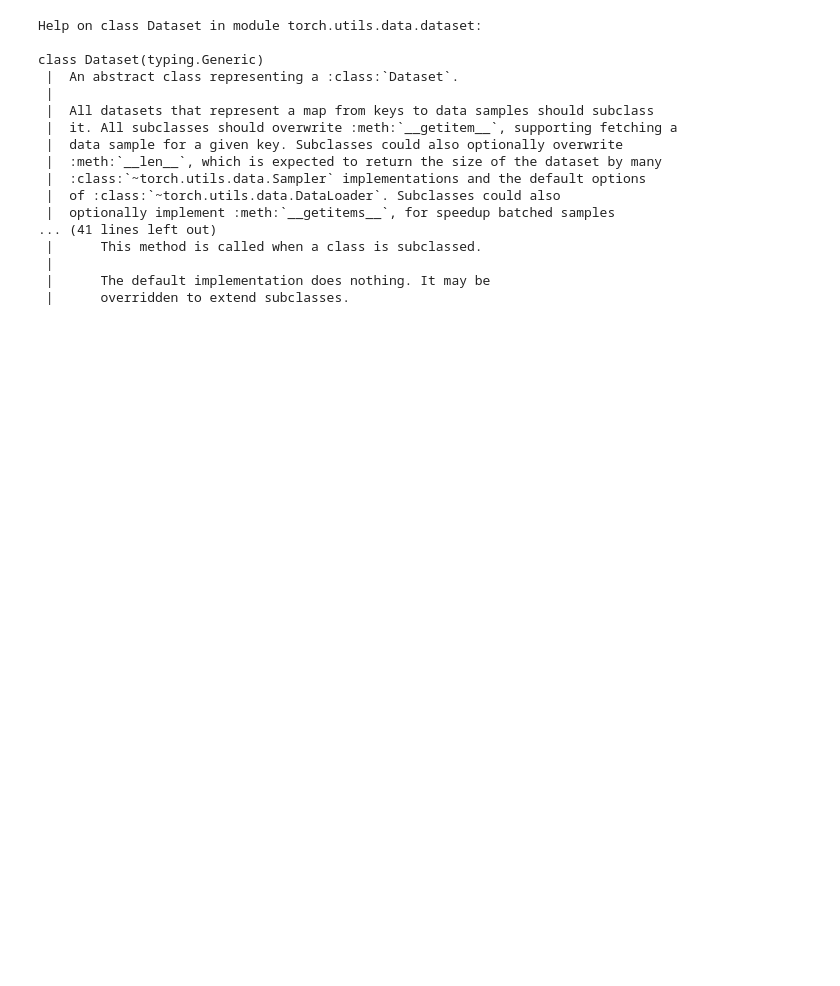
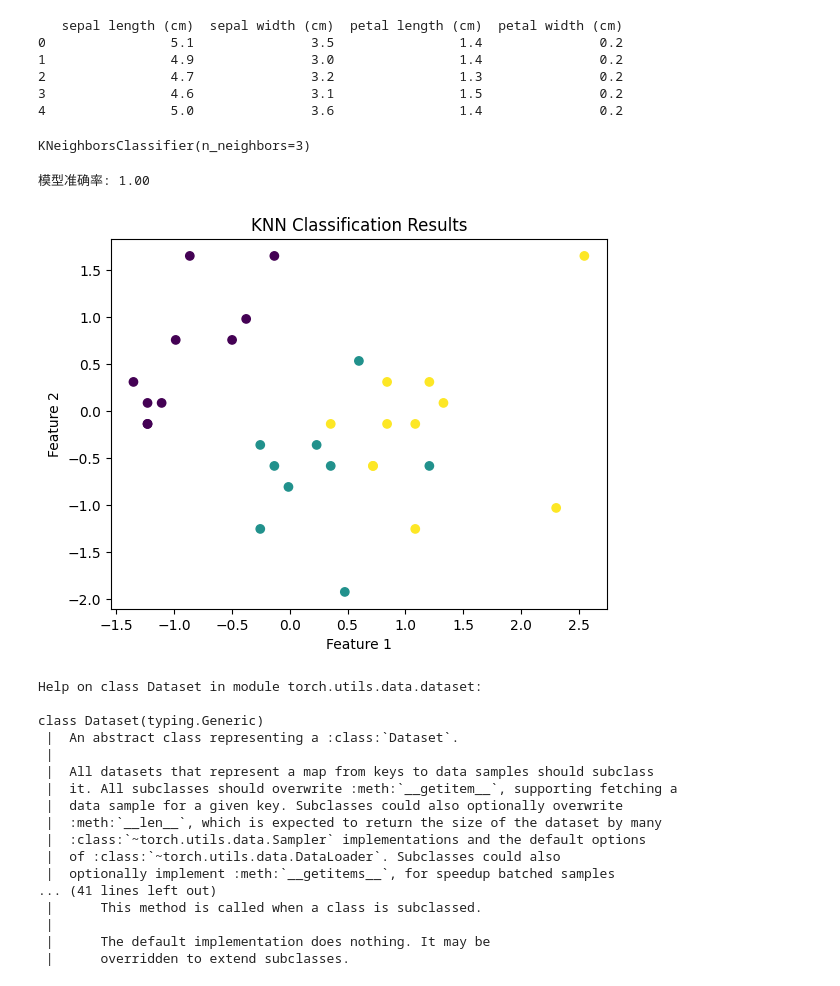
Before and after one commit to hahahaxzl/DeepLearning, a Jupyter notebook: demo1.ipynb, the cells around one changed output. Cells and saved outputs as stored; diff of their text form; code cells hidden in the pictures; blank space fills up the shorter version.

Commit message:
refactor(demo1): 重构 demo1.ipynb 文件
- 移除了不必要的代码块和输出
- 添加了新的代码示例，展示了张量操作、神经网络定义和训练、KNN 分类器等
- 新增 read_data.ipynb 文件，用于查看 Dataset 类的帮助信息

```diff
--- a/demo1.ipynb
+++ b/demo1.ipynb
@@ -0,0 +179,14 @@
+# %%
+iris=load_iris ()
+X = pd.DataFrame(iris.data, columns=iris.feature_names)  # 特征数据
+y = pd.Series(iris.target)  # 标签数据
+
+# 显示前五行数据
+print(X.head())
+# %% [output]
+   sepal length (cm)  sepal width (cm)  petal length (cm)  petal width (cm)
+0                5.1               3.5                1.4               0.2
+1                4.9               3.0                1.4               0.2
+2                4.7               3.2                1.3               0.2
+3                4.6               3.1                1.5               0.2
+4                5.0               3.6                1.4               0.2
@@ -1,2 +201,64 @@
+# %%
+# 创建 KNN 分类器
+knn = KNeighborsClassifier(n_neighbors=3)
+
+# 训练模型
+knn.fit(X_train, y_train)
+# %% [output]
+KNeighborsClassifier(n_neighbors=3)
+# %%
+# 预测测试集
+y_pred = knn.predict(X_test)
+
+# 计算准确率
+accuracy = accuracy_score(y_test, y_pred)
+print(f'模型准确率: {accuracy:.2f}')
+# %% [output]
+模型准确率: 1.00
+# %%
+import numpy as np
+import pandas as pd
+import matplotlib.pyplot as plt
+from sklearn.datasets import load_iris
+from sklearn.model_selection import train_test_split
+from sklearn.preprocessing import StandardScaler
+from sklearn.neighbors import KNeighborsClassifier
+from sklearn.metrics import accuracy_score
+
+# 加载鸢尾花数据集
+iris = load_iris()
+
+# 将数据转化为 pandas DataFrame
+X = pd.DataFrame(iris.data, columns=iris.feature_names)  # 特征数据
+y = pd.Series(iris.target)  # 标签数据
+
+# 划分训练集和测试集（80% 训练集，20% 测试集）
+X_train, X_test, y_train, y_test = train_test_split(X, y, test_size=0.2, random_state=42)
+
+# 标准化特征
+scaler = StandardScaler()
+X_train = scaler.fit_transform(X_train)
+X_test = scaler.transform(X_test)
+
+# 创建 KNN 分类器
+knn = KNeighborsClassifier(n_neighbors=3)
+
+# 训练模型
+knn.fit(X_train, y_train)
+
+# 预测测试集
+y_pred = knn.predict(X_test)
+
+# 计算准确率
+accuracy = accuracy_score(y_test, y_pred)
+
+# 可视化 - 这里只是一个简单示例，具体可根据实际情况选择绘图方式
+plt.scatter(X_test[:, 0], X_test[:, 1], c=y_pred, cmap='viridis', marker='o')
+plt.title("KNN Classification Results")
+plt.xlabel("Feature 1")
+plt.ylabel("Feature 2")
+plt.show()
+# %% [output]
+[figure, added]
 # %%
 from torch.utils.data import Dataset
```
Also changed, not shown: parts of 19 cells of this notebook, 1 other file.
